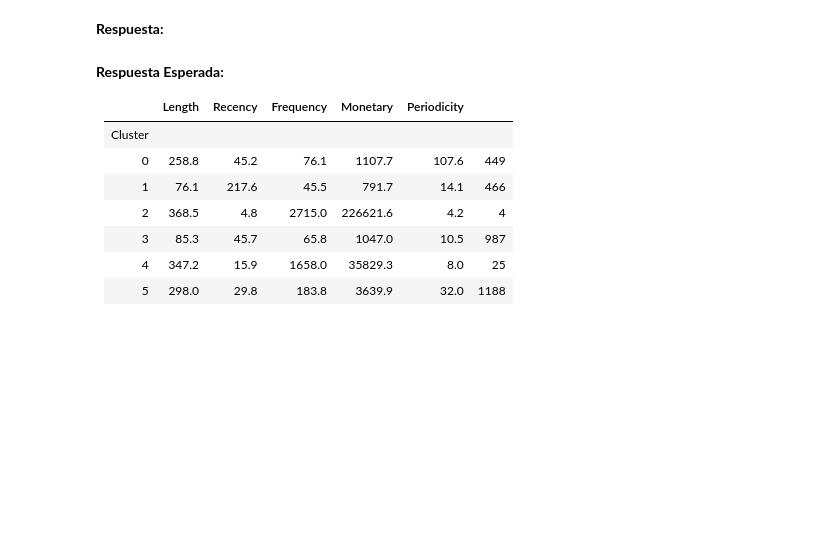
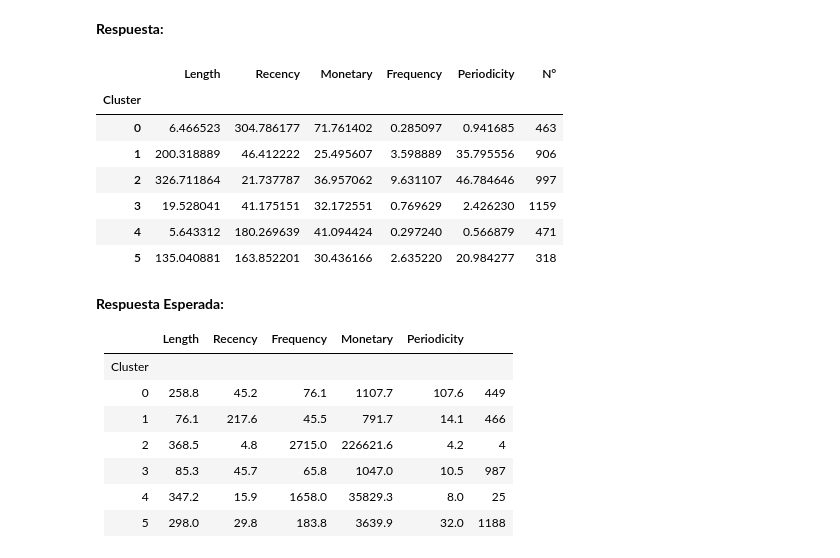
Before and after one commit to mvarasg/MDS7202-Lab-Programacion-Cientifica-MDS, a Jupyter notebook: lab7/Laboratorio7_Respuestas.ipynb, the cells around one changed output. Saved outputs shown, nothing was run; the diff lists cells and outputs as text; code cells hidden in the pictures; blank space fills up the shorter version.

```diff
--- a/lab7/Laboratorio7_Respuestas.ipynb
+++ b/lab7/Laboratorio7_Respuestas.ipynb
@@ -325,3 +320,24 @@ df_clusters = pd.concat([df_clusters, df_centers], axis=1)
+# %%
+min_c = custom_features(df_retail)[['Length','Recency','Monetary','Frequency', 'Periodicity']].min().values
+max_c = custom_features(df_retail)[['Length','Recency','Monetary','Frequency', 'Periodicity']].max().values
+
+cc = cluster_centers*(max_c-min_c)
+# %%
+df_clusters = pd.DataFrame(cc)
+column_names = ['Length','Recency','Monetary','Frequency', 'Periodicity']
+df_clusters.columns = column_names
+df_clusters['N°'] = np.unique(cluster_labels, return_counts=True)[-1]
+df_clusters.index.name = 'Cluster'
+df_clusters
+# %% [output]
+|  | Length | Recency | Monetary | Frequency | Periodicity | N° |
+| Cluster |  |  |  |  |  |  |
+| 0 | 6.466523 | 304.786177 | 71.761402 | 0.285097 | 0.941685 | 463 |
+| 1 | 200.318889 | 46.412222 | 25.495607 | 3.598889 | 35.795556 | 906 |
+| 2 | 326.711864 | 21.737787 | 36.957062 | 9.631107 | 46.784646 | 997 |
+| 3 | 19.528041 | 41.175151 | 32.172551 | 0.769629 | 2.426230 | 1159 |
+| 4 | 5.643312 | 180.269639 | 41.094424 | 0.297240 | 0.566879 | 471 |
+| 5 | 135.040881 | 163.852201 | 30.436166 | 2.635220 | 20.984277 | 318 |
 # %% [markdown]
 **Respuesta Esperada:**
 
```
Also changed, not shown: parts of 6 cells of this notebook.
